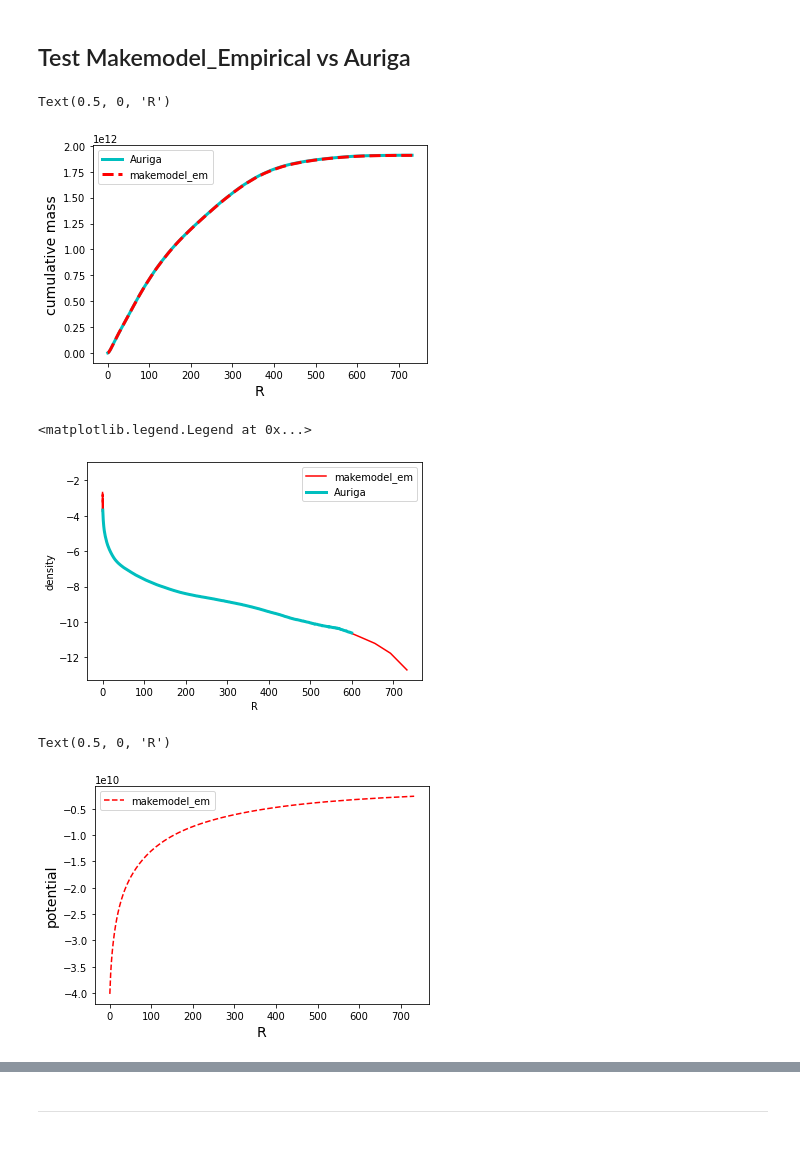
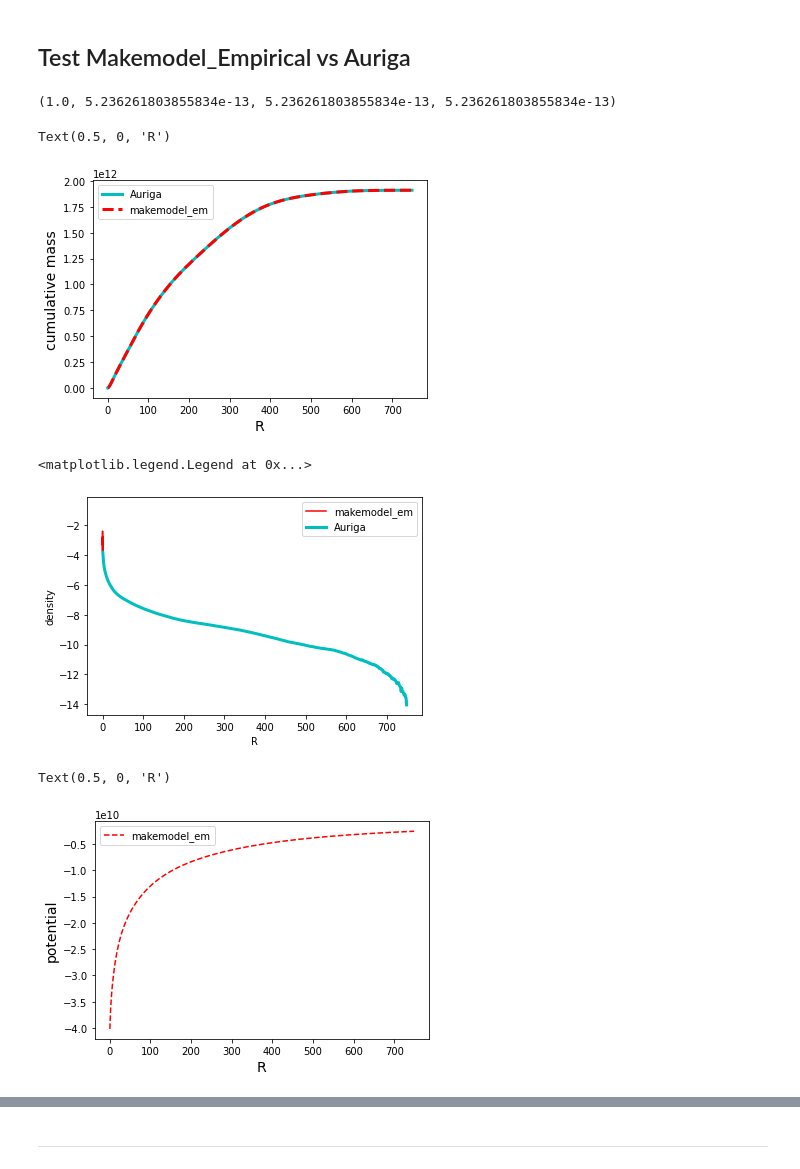
Before and after one commit to jngaravitoc/auriga-exp, a Jupyter notebook: src/TestHalo with pyEXP.ipynb, the cells around one changed output, grey strips where cells are left out. Drawn from its saved outputs; the diff is of its cells as text; code cells hidden in the pictures.

```diff
--- a/src/TestHalo with pyEXP.ipynb
+++ b/src/TestHalo with pyEXP.ipynb
@@ -31,7 +36,7 @@ def empirical_potencial_profile(pos, pot, nbins=500, rmin=0, rmax=600):
         pot_profile[j] = np.median(pot[index])
     return  dr[:-1] + delta_r, pot_profile
 # %%
-nhalo=21 #Name Halo
+nhalo=21 #Name Halo  16,21,23,24,27,6
 nsnap= 63 #z=0
 sim = la.Reader_Au(Nhalo=nhalo,Nsnap=nsnap) #Read Simulation
 header = sim.Header()
@@ -44,7 +49,7 @@ Npart = sim.sf.data['slty'][0]
 print(Mvir,Rvir,Npart)
 
 fields_stars = ['pos','vel','id','mass','type','pot','age']
-Datstars = sim.Snapshot_Subhalo(idSubhalo=0,snapType='stars',fields=fields_stars)
+Datstars = sim.Snapshot_Subhalo(idSubhalo=0,snapType='stars',fields=fields_stars,CalcStellarAges='CalcAgesAlt')
 
 
 fields_dm = ['pos','vel','id','mass','type','pot']
@@ -170,7 +175,7 @@ rr = np.sqrt((pos[:,0]**2) + (pos[:,1]**2) + (pos[:,2]**2))
 #pos,mass,rr = pos[cutr2],mass[cutr2],rr[cutr2]
 #potdm=potdm[cutr2]
 
-binrad = 200#int(ss.gaussian_kde(rr).scotts_factor()*len(rr))
+binrad = 1000#int(ss.gaussian_kde(rr).scotts_factor()*len(rr))
 
 rrmin,rrmax=np.nanmin(np.log10(rr)),np.nanmax(np.log10(rr))
 r,rho = return_density(np.log10(rr),weights= DMmass, rangevals=[rrmin, rrmax],bins=binrad)
@@ -189,7 +194,7 @@ print(pos.shape, mass.shape)
 (31503466, 3) (31503466,)
 # %%
 #r, rho = halo_st.density_profile(nbins=100, rmin=0, rmax=600)
-R,D,M,P = makemodel_empirical(r, rho, "Au{}_table.txt".format(nhalo))
+R,D,M,P,scal = makemodel_empirical(r, rho, "Au{}_table.txt".format(nhalo),GetScaling=True)
 print('\nTEST NaN: ',(np.isnan(R)).any(),(np.isnan(D)).any(),(np.isnan(M)).any(),(np.isnan(P)).any())
 print(type(M[0]))
 # %% [output]
@@ -299,7 +304,11 @@ mbacc = np.cumsum(mb)
 # %%
 #mfac = 1/mbacc[-1]
 km2kpc = 3.24078e-17
-rfac,dfac,mfac,pfac=1.0, 5.239633723326549e-13, 5.239633723326551e-13, 5.23963372332655e-13
+rfac,dfac,mfac,pfac=scal#1.0, 5.239633723326549e-13, 5.239633723326551e-13, 5.23963372332655e-13
+#0.9999999999999999 5.23667438799905e-13 5.23667438799905e-13 5.23667438799905e-13
+print(scal)
+# %% [output]
+(1.0, 5.236261803855834e-13, 5.236261803855834e-13, 5.236261803855834e-13)
 # %%
 plt.subplot(111)
 #plt.plot(rbins,Macc,color='k',label='return_density',lw=5)#/Macc[-1]
@@ -311,21 +320,21 @@ plt.xlabel('R',fontsize=14)
 #plt.savefig('plots/CumMassMakemodel_em.pdf')
 # %% [output]
 Text(0.5, 0, 'R')
-[figure, old version]
+[figure, new version]
 # %%
-rsd,ddm=empirical_density_profile(posb,mb)
+rsd,ddm=empirical_density_profile(posb,mb, nbins=500, rmin=np.min(R), rmax=np.max(R))
 
 plt.subplot(111)
 plt.plot(R, np.log10(D), label='makemodel_em',color='r')
 plt.plot(rsd,np.log10(ddm*dfac),color='c',label='Auriga',lw=3,ls='-')
 #plt.plot(rbins,np.log10(dreturn*(2*np.pi/np.sum(dm))),c='r',ls='--',label='return_density')
 
 plt.ylabel('density')
 plt.xlabel('R')
 plt.legend()
 # %% [output]
 <matplotlib.legend.Legend at 0x...>
-[figure, old version]
+[figure, new version]
 # %%
 plt.subplot(111)
 
@@ -337,6 +346,6 @@ plt.ylabel('potential',fontsize=14)
 plt.xlabel('R',fontsize=14)
 # %% [output]
 Text(0.5, 0, 'R')
-[figure, old version]
+[figure, new version]
 # %%
 G_=4.300917270036279e-06#43009.17270036279#
```
Also changed, not shown: parts of 24 cells of this notebook, 5 other files.
